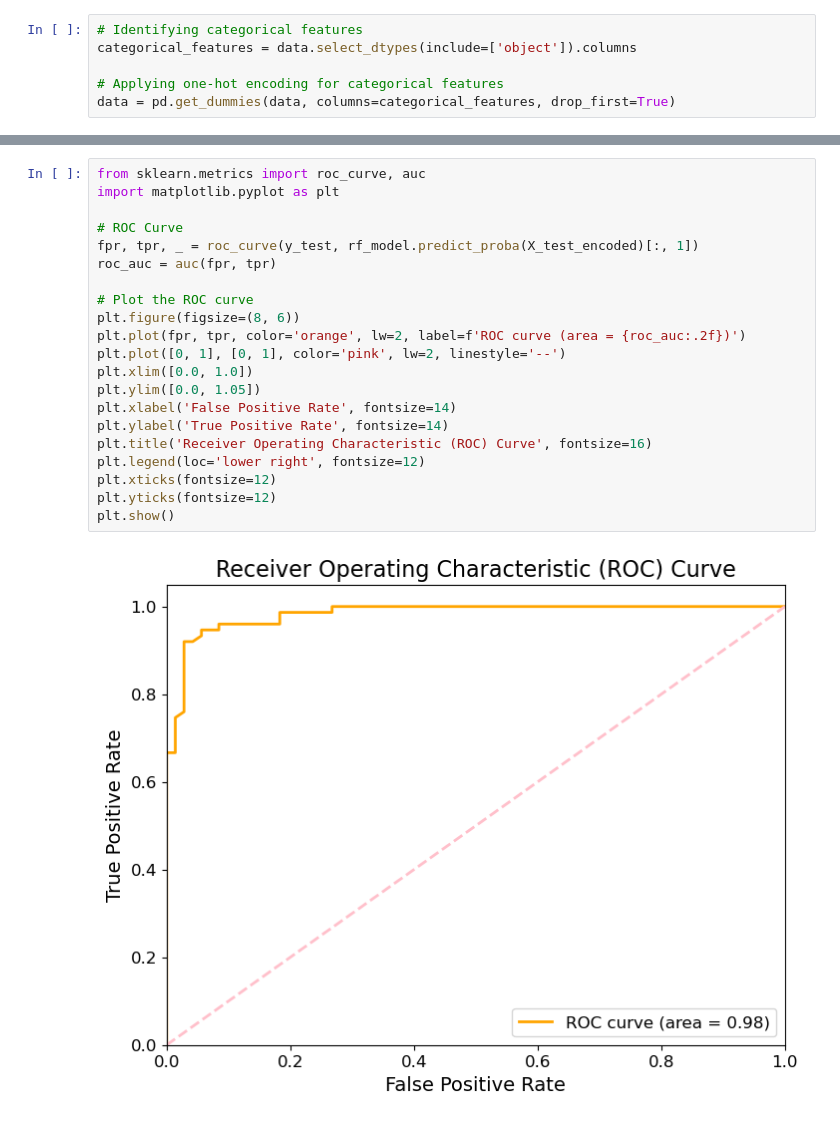
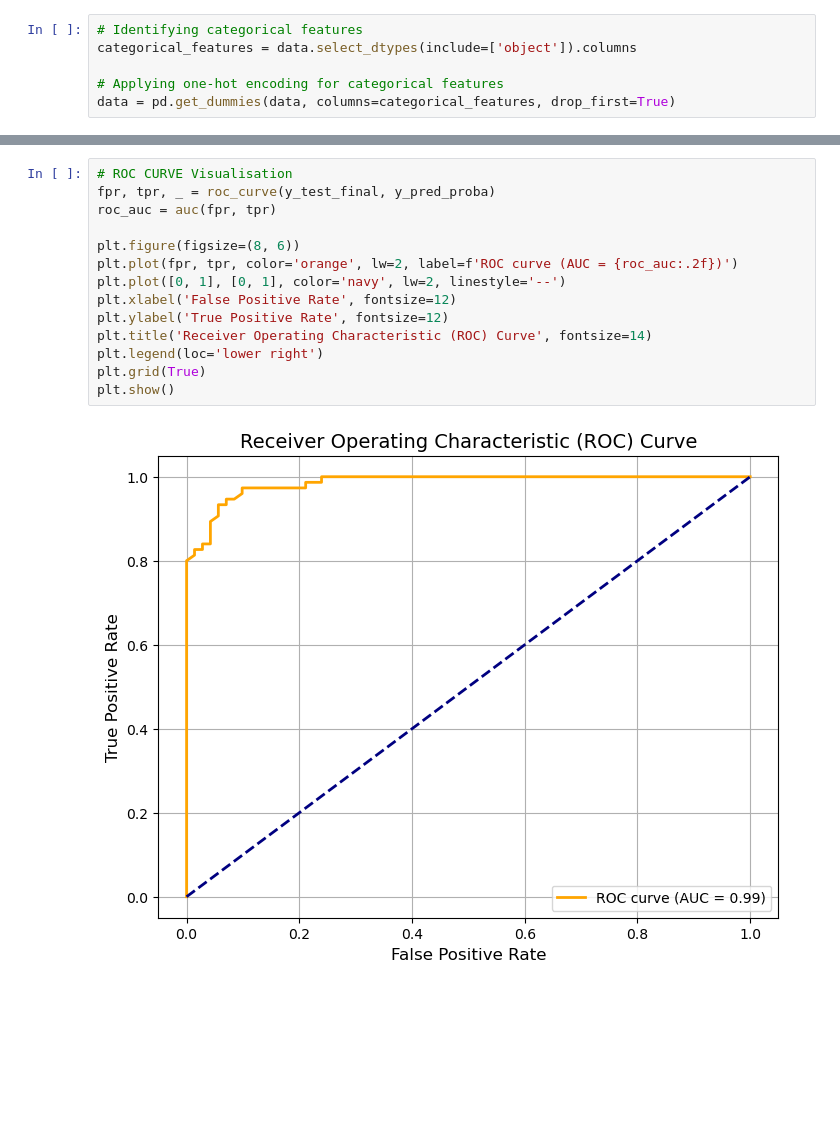
Before and after one commit to Kanishka-sharma/Hybrid-Approach-to-Predict-PCOS, a Jupyter notebook: Hybrid Model -PCOS.ipynb, the cells around one changed output, grey strips where cells are left out. Drawn from its saved outputs; the diff is of its cells as text; blank space fills up the shorter version.

```diff
--- a/Hybrid Model -PCOS.ipynb
+++ b/Hybrid Model -PCOS.ipynb
@@ -719,24 +718,17 @@ plt.show()
 # %%
-from sklearn.metrics import roc_curve, auc
-import matplotlib.pyplot as plt
-
-# ROC Curve
-fpr, tpr, _ = roc_curve(y_test, rf_model.predict_proba(X_test_encoded)[:, 1])
+# ROC CURVE Visualisation
+fpr, tpr, _ = roc_curve(y_test_final, y_pred_proba)
 roc_auc = auc(fpr, tpr)
 
-# Plot the ROC curve
 plt.figure(figsize=(8, 6))
-plt.plot(fpr, tpr, color='orange', lw=2, label=f'ROC curve (area = {roc_auc:.2f})')
-plt.plot([0, 1], [0, 1], color='pink', lw=2, linestyle='--')
-plt.xlim([0.0, 1.0])
-plt.ylim([0.0, 1.05])
-plt.xlabel('False Positive Rate', fontsize=14)
-plt.ylabel('True Positive Rate', fontsize=14)
-plt.title('Receiver Operating Characteristic (ROC) Curve', fontsize=16)
-plt.legend(loc='lower right', fontsize=12)
-plt.xticks(fontsize=12)
-plt.yticks(fontsize=12)
+plt.plot(fpr, tpr, color='orange', lw=2, label=f'ROC curve (AUC = {roc_auc:.2f})')
+plt.plot([0, 1], [0, 1], color='navy', lw=2, linestyle='--')
+plt.xlabel('False Positive Rate', fontsize=12)
+plt.ylabel('True Positive Rate', fontsize=12)
+plt.title('Receiver Operating Characteristic (ROC) Curve', fontsize=14)
+plt.legend(loc='lower right')
+plt.grid(True)
 plt.show()
 # %% [output]
-[figure, old version]
+[figure, new version]
 # %%
```
Also changed, not shown: parts of 19 cells of this notebook.
